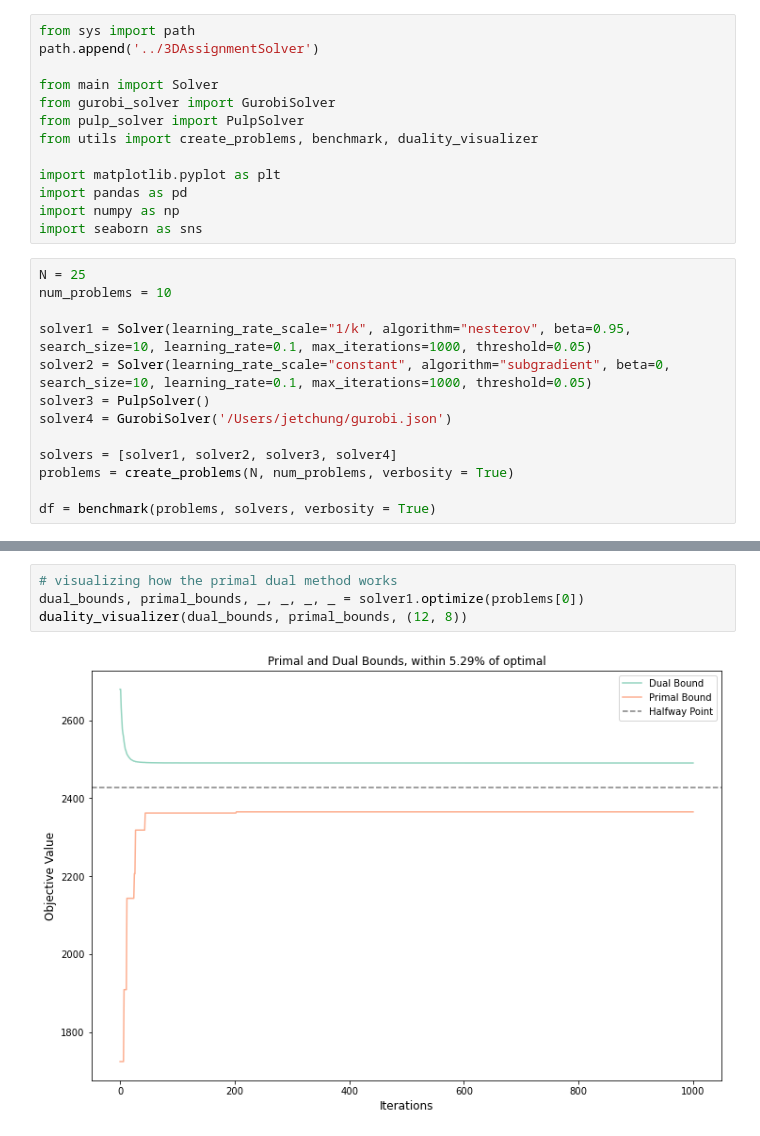
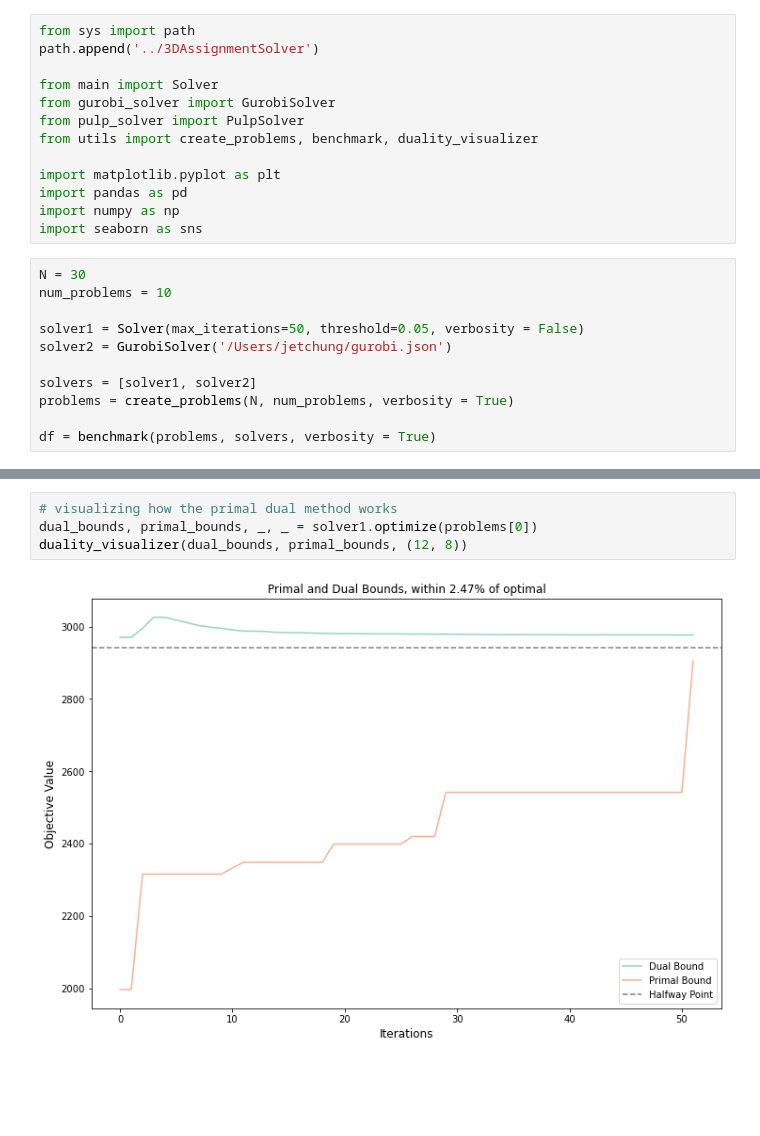
Before and after one commit to jet-chung-1/3D-Assignment-Problem, a Jupyter notebook: notebooks/benchmark.ipynb, the cells around one changed output, grey strips where cells are left out. Drawn from its saved outputs; the diff is of its cells as text; blank space fills up the shorter version.

```diff
--- a/notebooks/benchmark.ipynb
+++ b/notebooks/benchmark.ipynb
@@ -12,15 +12,13 @@ import pandas as pd
 import numpy as np
 import seaborn as sns
 # %%
-N = 25
+N = 30
 num_problems = 10
 
-solver1 = Solver(learning_rate_scale="1/k", algorithm="nesterov", beta=0.95, search_size=10, learning_rate=0.1, max_iterations=1000, threshold=0.05)
-solver2 = Solver(learning_rate_scale="constant", algorithm="subgradient", beta=0, search_size=10, learning_rate=0.1, max_iterations=1000, threshold=0.05)
-solver3 = PulpSolver()
-solver4 = GurobiSolver('/Users/jetchung/gurobi.json')
+solver1 = Solver(max_iterations=50, threshold=0.05, verbosity = False)
+solver2 = GurobiSolver('/Users/jetchung/gurobi.json')
 
-solvers = [solver1, solver2, solver3, solver4]
+solvers = [solver1, solver2]
 problems = create_problems(N, num_problems, verbosity = True)
 
 df = benchmark(problems, solvers, verbosity = True)
@@ -59,9 +43,9 @@ df
 # %%
 # visualizing how the primal dual method works
-dual_bounds, primal_bounds, _, _, _, _ = solver1.optimize(problems[0])
+dual_bounds, primal_bounds, _, _ = solver1.optimize(problems[0])
 duality_visualizer(dual_bounds, primal_bounds, (12, 8))
 # %% [output]
-[figure, old version]
+[figure, new version]
 # %%
 # Create subplots
 fig, axes = plt.subplots(1, 2, figsize=(16, 6))
```
Also changed, not shown: parts of 5 cells of this notebook, 5 other files.
